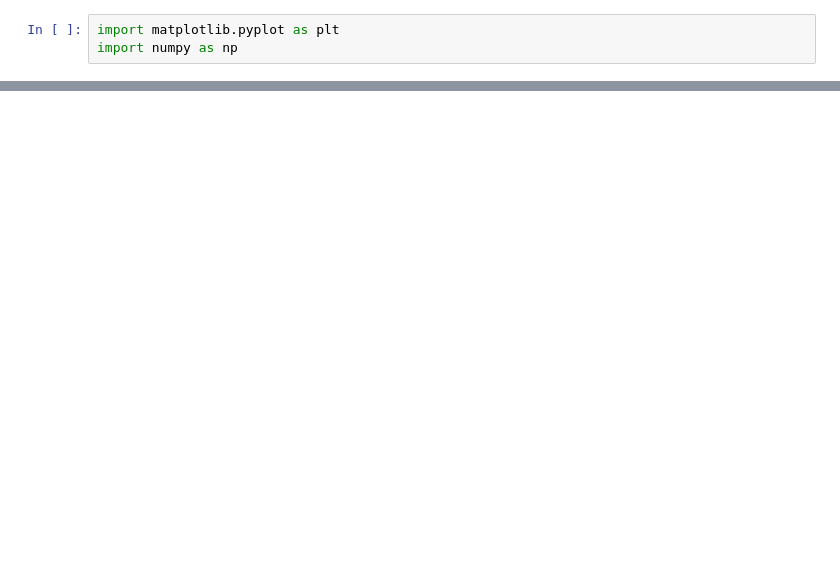
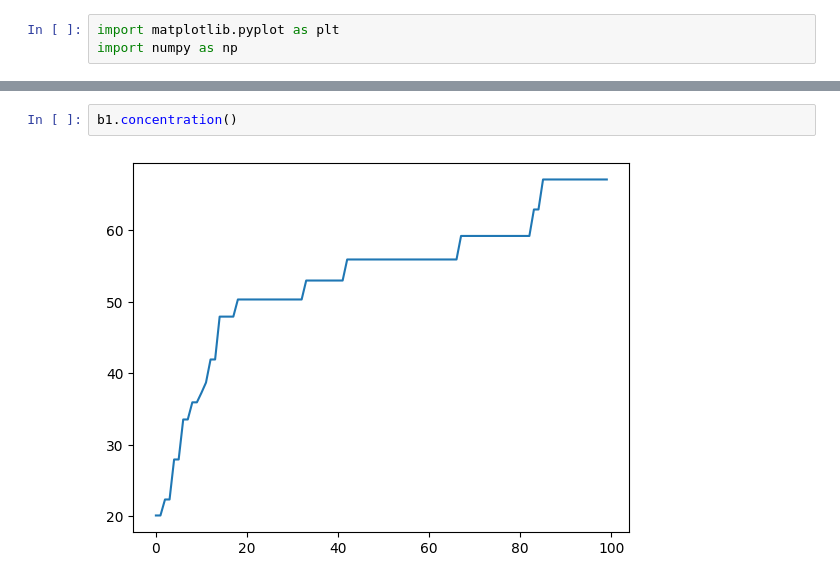
Before and after one commit to Epsylene/BrownianAnnihilation, a Jupyter notebook: code.ipynb, the cells around one changed output, grey strips where cells are left out. Saved outputs shown, nothing was run; the diff lists cells and outputs as text; blank space fills up the shorter version.

```diff
--- a/code.ipynb
+++ b/code.ipynb
@@ -119,0 +134,4 @@ plt.plot(range(N), concentration)
+# %%
+b1.concentration()
+# %% [output]
+[figure, added]
```
Also changed, not shown: parts of 10 cells of this notebook, 1 other file.
